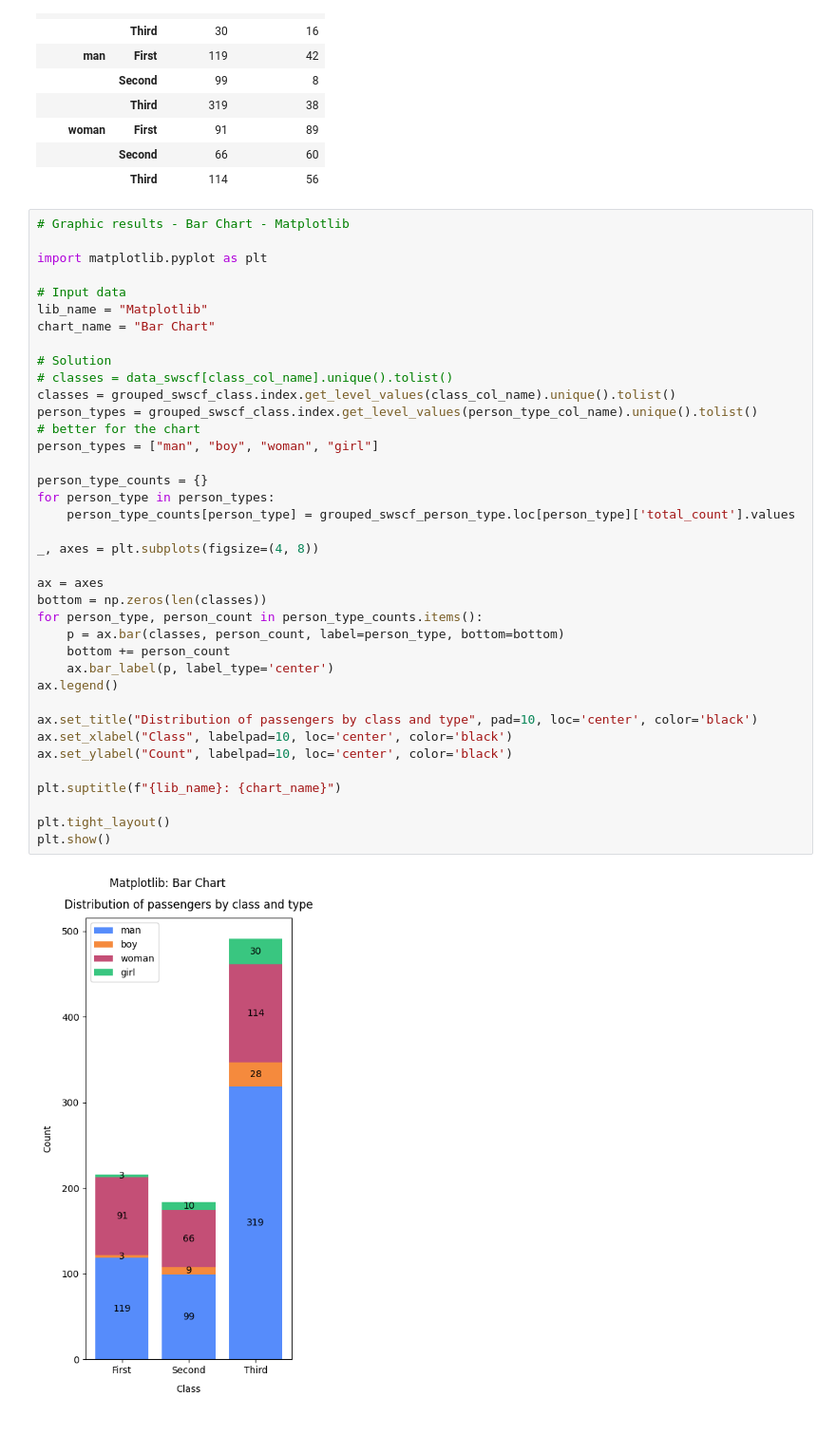
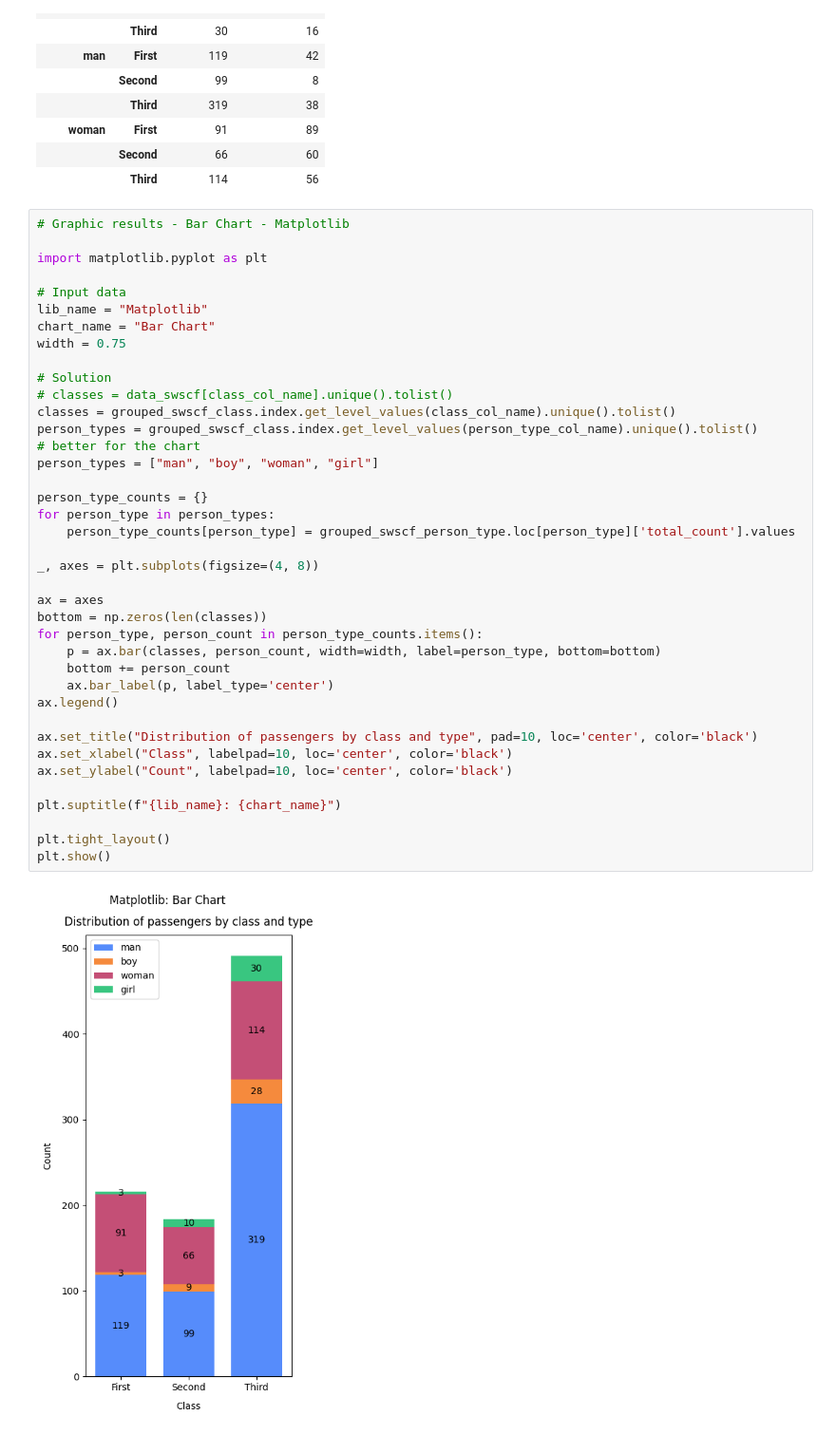
Before and after one commit to BogdanPinchuk/DataScience-PBY_HW8, a Jupyter notebook: Bohdan_Pinchuk_DS_HW8.ipynb, the cells around one changed output. Shown at 95% size. Drawn from its saved outputs; the diff is of its cells as text.

```diff
--- a/Bohdan_Pinchuk_DS_HW8.ipynb
+++ b/Bohdan_Pinchuk_DS_HW8.ipynb
@@ -1046,38 +1046,39 @@ import matplotlib.pyplot as plt
 # Input data
 lib_name = "Matplotlib"
 chart_name = "Bar Chart"
+width = 0.75
 
 # Solution
 # classes = data_swscf[class_col_name].unique().tolist()
 classes = grouped_swscf_class.index.get_level_values(class_col_name).unique().tolist()
 person_types = grouped_swscf_class.index.get_level_values(person_type_col_name).unique().tolist()
 # better for the chart
 person_types = ["man", "boy", "woman", "girl"]
 
 person_type_counts = {}
 for person_type in person_types:
     person_type_counts[person_type] = grouped_swscf_person_type.loc[person_type]['total_count'].values
 
 _, axes = plt.subplots(figsize=(4, 8))
 
 ax = axes
 bottom = np.zeros(len(classes))
 for person_type, person_count in person_type_counts.items():
-    p = ax.bar(classes, person_count, label=person_type, bottom=bottom)
+    p = ax.bar(classes, person_count, width=width, label=person_type, bottom=bottom)
     bottom += person_count
     ax.bar_label(p, label_type='center')
 ax.legend()
 
 ax.set_title("Distribution of passengers by class and type", pad=10, loc='center', color='black')
 ax.set_xlabel("Class", labelpad=10, loc='center', color='black')
 ax.set_ylabel("Count", labelpad=10, loc='center', color='black')
 
 plt.suptitle(f"{lib_name}: {chart_name}")
 
 plt.tight_layout()
 plt.show()
 # %% [output]
-[figure, old version]
+[figure, new version]
 # %%
 # Graphic results - Bar Chart - Matplotlib
 
```
Also changed, not shown: parts of 1 cell of this notebook.
